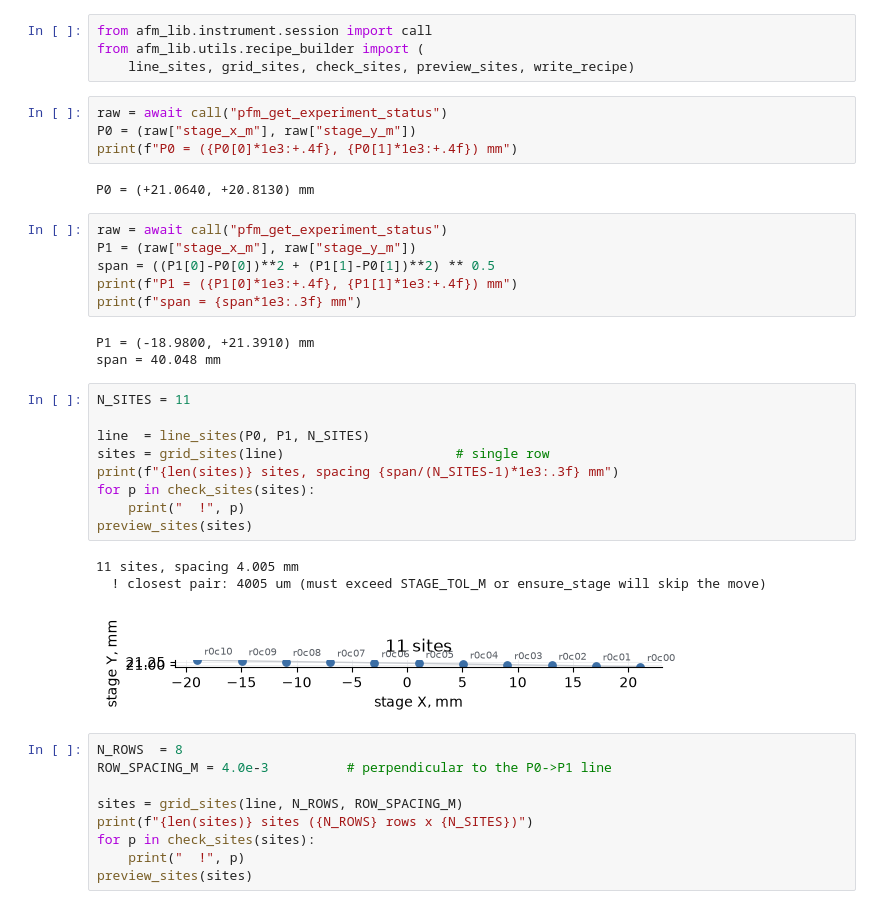
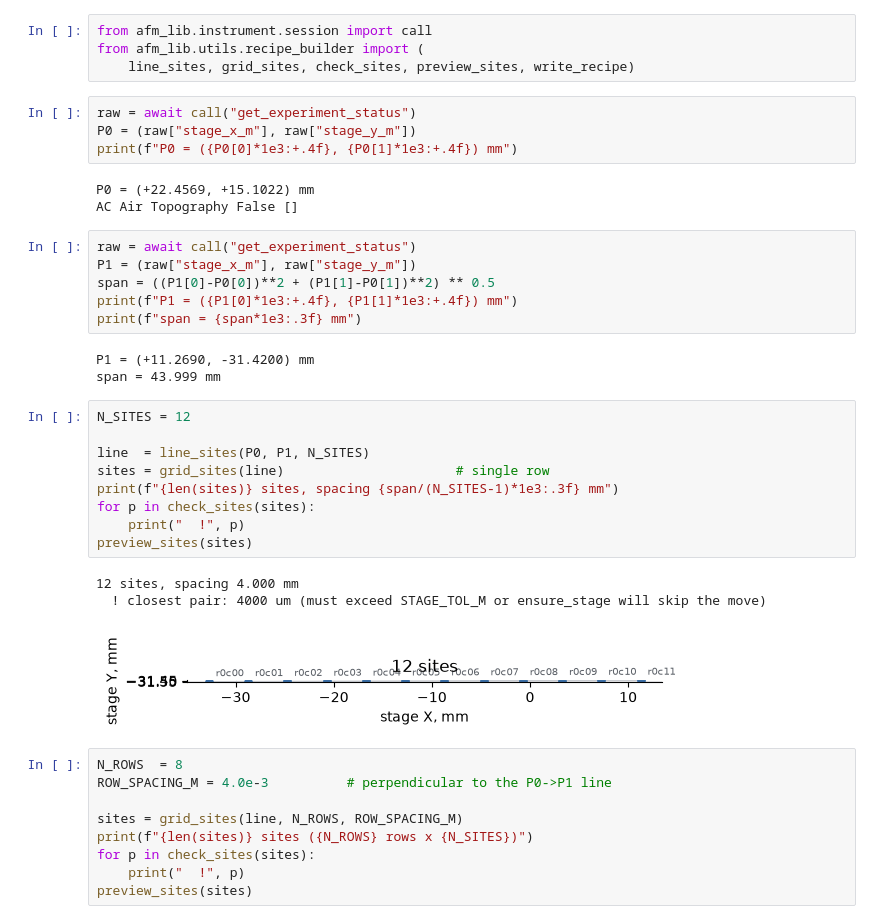
Before and after one commit to Slautin/AFM_Combinatorial_Libraries, a Jupyter notebook: notebooks/07_test_make_recipy.ipynb, the cells around one changed output. Cells and saved outputs as stored; diff of their text form.

```diff
--- a/notebooks/07_test_make_recipy.ipynb
+++ b/notebooks/07_test_make_recipy.ipynb
@@ -3,33 +3,34 @@ from afm_lib.instrument.session import call
 from afm_lib.utils.recipe_builder import (
     line_sites, grid_sites, check_sites, preview_sites, write_recipe)
 # %%
-raw = await call("pfm_get_experiment_status")
+raw = await call("get_experiment_status")
 P0 = (raw["stage_x_m"], raw["stage_y_m"])
 print(f"P0 = ({P0[0]*1e3:+.4f}, {P0[1]*1e3:+.4f}) mm")
 # %% [output]
-P0 = (+21.0640, +20.8130) mm
+P0 = (+22.4569, +15.1022) mm
+AC Air Topography False []
 # %%
-raw = await call("pfm_get_experiment_status")
+raw = await call("get_experiment_status")
 P1 = (raw["stage_x_m"], raw["stage_y_m"])
 span = ((P1[0]-P0[0])**2 + (P1[1]-P0[1])**2) ** 0.5
 print(f"P1 = ({P1[0]*1e3:+.4f}, {P1[1]*1e3:+.4f}) mm")
 print(f"span = {span*1e3:.3f} mm")
 # %% [output]
-P1 = (-18.9800, +21.3910) mm
-span = 40.048 mm
+P1 = (+11.2690, -31.4200) mm
+span = 43.999 mm
 # %%
-N_SITES = 11
+N_SITES = 12
 
 line  = line_sites(P0, P1, N_SITES)
 sites = grid_sites(line)                      # single row
 print(f"{len(sites)} sites, spacing {span/(N_SITES-1)*1e3:.3f} mm")
 for p in check_sites(sites):
     print("  !", p)
 preview_sites(sites)
 # %% [output]
-11 sites, spacing 4.005 mm
-  ! closest pair: 4005 um (must exceed STAGE_TOL_M or ensure_stage will skip the move)
+12 sites, spacing 4.000 mm
+  ! closest pair: 4000 um (must exceed STAGE_TOL_M or ensure_stage will skip the move)
-[figure, old version]
+[figure, new version]
 # %%
 N_ROWS  = 8
 ROW_SPACING_M = 4.0e-3          # perpendicular to the P0->P1 line
```
Also changed, not shown: parts of 2 cells of this notebook, 28 other files.
